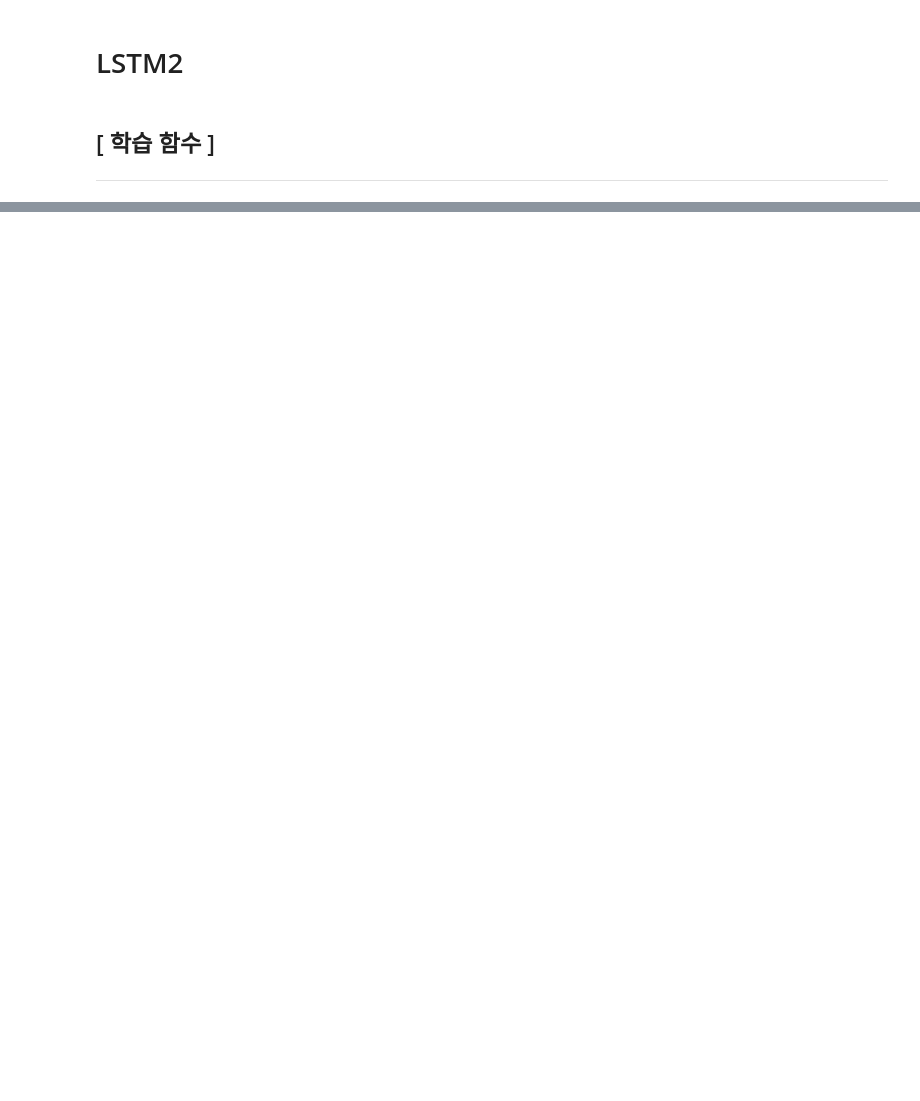
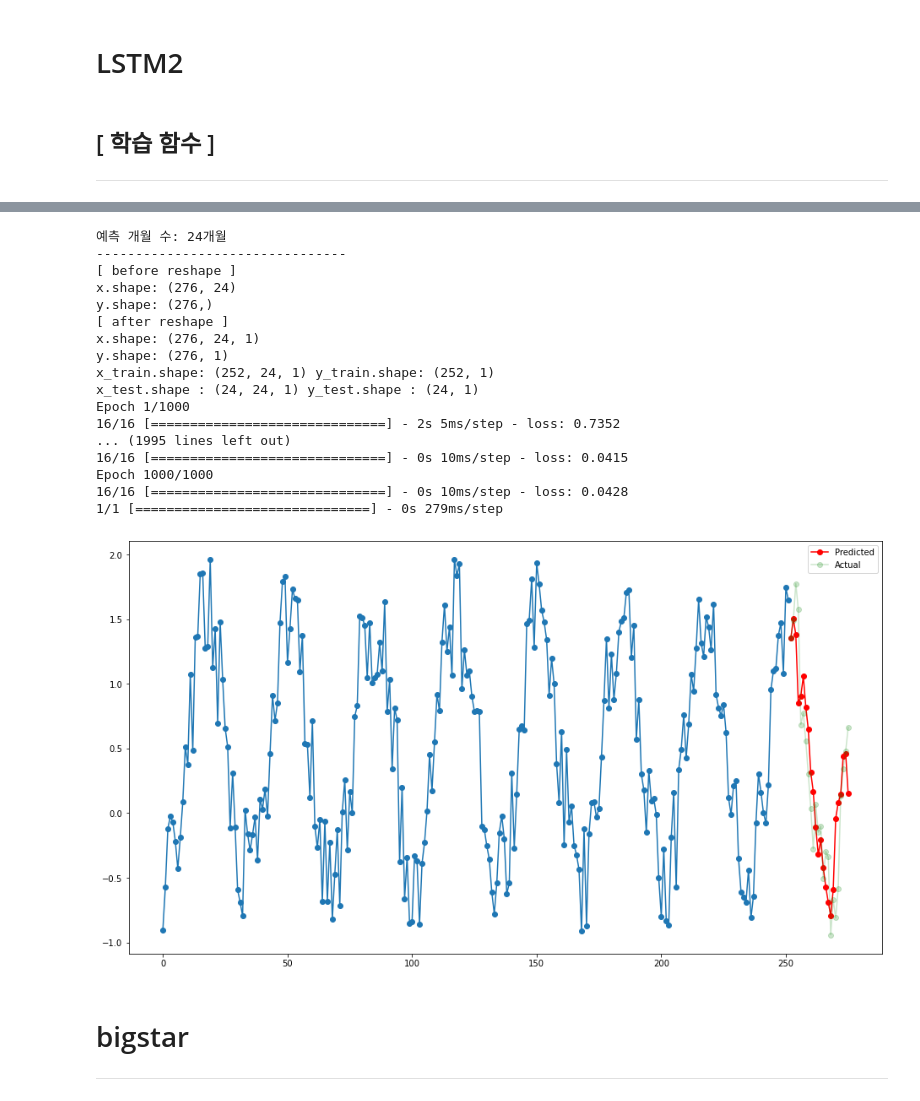
Before and after one commit to minsoo-s/03_Self_Study, a Jupyter notebook: bigstar/Model_LSTM2_minsoo.ipynb, the cells around one changed output, grey strips where cells are left out. Drawn from its saved outputs; the diff is of its cells as text; code cells hidden in the pictures; blank space fills up the shorter version.

```diff
--- a/bigstar/Model_LSTM2_minsoo.ipynb
+++ b/bigstar/Model_LSTM2_minsoo.ipynb
@@ -55,34 +41,0 @@ y_test = y[70:, :]
-# %%
-# 2층-양방항 구조의 LSTM 모델을 생성한다.
-K.clear_session()     # 모델 생성전에 tensorflow의 graph 영역을 clear한다.
-xInput = Input(batch_shape=(None, x_train.shape[1], x_train.shape[2]))
-xLstm_1 = LSTM(10, return_sequences = True)(xInput)
-xLstm_2 = Bidirectional(LSTM(10))(xLstm_1)
-xOutput = Dense(1)(xLstm_2)
-
-
-model = Model(xInput, xOutput)
-model.compile(loss='mse', optimizer='adam')
-
-
-
-# 학습
-model.fit(x_train, y_train, epochs=500, batch_size=20,verbose=1)
-
-
-
-# 예측
-y_hat = model.predict(x_test, batch_size=1)
-
-
-
-# 예측 결과 시각화
-a_axis = np.arange(0, len(y_train))
-b_axis = np.arange(len(y_train), len(y_train) + len(y_hat))
-
-plt.figure(figsize=(10,6))
-plt.plot(a_axis, y_train.reshape(70,), 'o-')
-plt.plot(b_axis, y_hat.reshape(20,), 'o-', color='red', label='Predicted')
-plt.plot(b_axis, y_test.reshape(20,), 'o-', color='green', alpha=0.2, label='Actual')
-plt.legend()
-plt.show()
@@ -107,0 +149,33 @@ Epoch 500/500
+# %%
+# [ 조정 변수]
+
+# 총 데이터
+data = np.sin(2 * np.pi * 0.03 * np.arange(0, 300)) + np.random.random(300) # Sine 함수에 노이즈를 섞은 데이터로 학습 데이터 100개를 생성한다
+
+# 과거 학습 단위 = 예측하게 되는 타겟 갯수
+past_learn = 24
+
+# past_learn: 과거 학습할 데이터 단위
+y_hat = pred_future(data,past_learn)
+# %% [output]
+예측 개월 수: 24개월
+--------------------------------
+[ before reshape ]
+x.shape: (276, 24)
+y.shape: (276,)
+[ after reshape ]
+x.shape: (276, 24, 1)
+y.shape: (276, 1)
+x_train.shape: (252, 24, 1) y_train.shape: (252, 1)
+x_test.shape : (24, 24, 1) y_test.shape : (24, 1)
+Epoch 1/1000
+16/16 [==============================] - 2s 5ms/step - loss: 0.7352
+... (1995 lines left out)
+16/16 [==============================] - 0s 10ms/step - loss: 0.0415
+Epoch 1000/1000
+16/16 [==============================] - 0s 10ms/step - loss: 0.0428
+1/1 [==============================] - 0s 279ms/step
+[figure, added]
+# %% [markdown]
+# bigstar
+---
```
Also changed, not shown: parts of 12 cells of this notebook, 2 other files.
